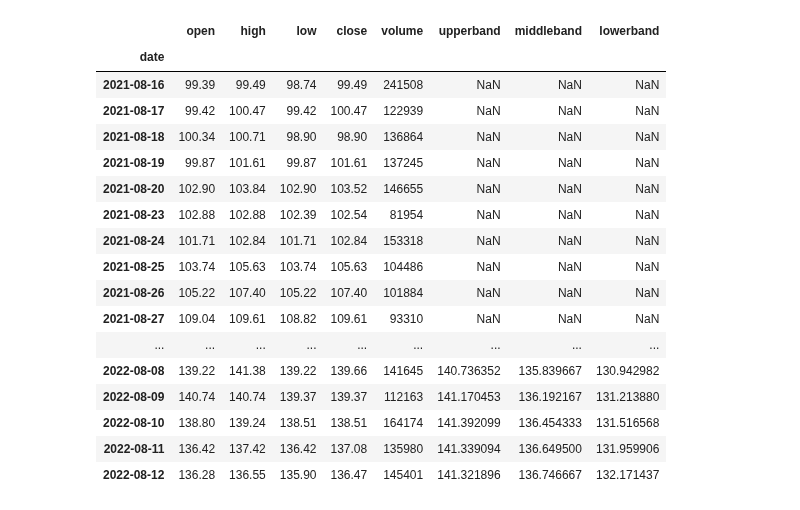
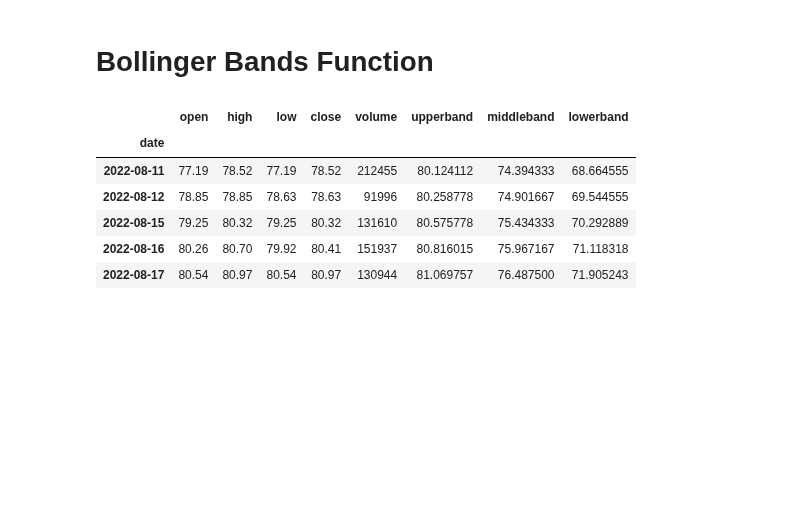
Before and after one commit to furechan/mintalib, a Jupyter notebook: examples/mintalib-bbands.ipynb, the cells around one changed output. Cells and saved outputs as stored; diff of their text form; code cells hidden in the pictures; blank space fills up the shorter version.

```diff
--- a/examples/mintalib-bbands.ipynb
+++ b/examples/mintalib-bbands.ipynb
@@ -1,35 +1,23 @@
+# %% [markdown]
+# Bollinger Bands Function
 # %%
-import pandas as pd
+import matplotlib as mpl
 
-import matplotlib as mpl
-import matplotlib.pyplot as plt
-
-from mintalib.core import calc_bbands
 from mintalib.utils import sample_prices
 
+import mintalib.functions as ta
+
 mpl.rc('figure', figsize=(12, 9), facecolor='w')
-pd.set_option('display.max_rows', None)
 # %%
 prices = sample_prices(260)
-prices = prices.join(calc_bbands(prices))
-prices
+prices = prices.join(ta.bbands(prices))
+prices.tail()
 # %% [output]
 |  | open | high | low | close | volume | upperband | middleband | lowerband |
 | date |  |  |  |  |  |  |  |  |
-| 2021-08-16 | 99.39 | 99.49 | 98.74 | 99.49 | 241508 | NaN | NaN | NaN |
-| 2021-08-17 | 99.42 | 100.47 | 99.42 | 100.47 | 122939 | NaN | NaN | NaN |
-| 2021-08-18 | 100.34 | 100.71 | 98.90 | 98.90 | 136864 | NaN | NaN | NaN |
-| 2021-08-19 | 99.87 | 101.61 | 99.87 | 101.61 | 137245 | NaN | NaN | NaN |
-| 2021-08-20 | 102.90 | 103.84 | 102.90 | 103.52 | 146655 | NaN | NaN | NaN |
-| 2021-08-23 | 102.88 | 102.88 | 102.39 | 102.54 | 81954 | NaN | NaN | NaN |
-| 2021-08-24 | 101.71 | 102.84 | 101.71 | 102.84 | 153318 | NaN | NaN | NaN |
-| 2021-08-25 | 103.74 | 105.63 | 103.74 | 105.63 | 104486 | NaN | NaN | NaN |
-| 2021-08-26 | 105.22 | 107.40 | 105.22 | 107.40 | 101884 | NaN | NaN | NaN |
-| 2021-08-27 | 109.04 | 109.61 | 108.82 | 109.61 | 93310 | NaN | NaN | NaN |
-| ... | ... | ... | ... | ... | ... | ... | ... | ... |
-| 2022-08-08 | 139.22 | 141.38 | 139.22 | 139.66 | 141645 | 140.736352 | 135.839667 | 130.942982 |
-| 2022-08-09 | 140.74 | 140.74 | 139.37 | 139.37 | 112163 | 141.170453 | 136.192167 | 131.213880 |
-| 2022-08-10 | 138.80 | 139.24 | 138.51 | 138.51 | 164174 | 141.392099 | 136.454333 | 131.516568 |
-| 2022-08-11 | 136.42 | 137.42 | 136.42 | 137.08 | 135980 | 141.339094 | 136.649500 | 131.959906 |
-| 2022-08-12 | 136.28 | 136.55 | 135.90 | 136.47 | 145401 | 141.321896 | 136.746667 | 132.171437 |
+| 2022-08-11 | 77.19 | 78.52 | 77.19 | 78.52 | 212455 | 80.124112 | 74.394333 | 68.664555 |
+| 2022-08-12 | 78.85 | 78.85 | 78.63 | 78.63 | 91996 | 80.258778 | 74.901667 | 69.544555 |
+| 2022-08-15 | 79.25 | 80.32 | 79.25 | 80.32 | 131610 | 80.575778 | 75.434333 | 70.292889 |
+| 2022-08-16 | 80.26 | 80.70 | 79.92 | 80.41 | 151937 | 80.816015 | 75.967167 | 71.118318 |
+| 2022-08-17 | 80.54 | 80.97 | 80.54 | 80.97 | 130944 | 81.069757 | 76.487500 | 71.905243 |
 # %%
```
Also changed, not shown: parts of 1 cell of this notebook, 58 other files.
